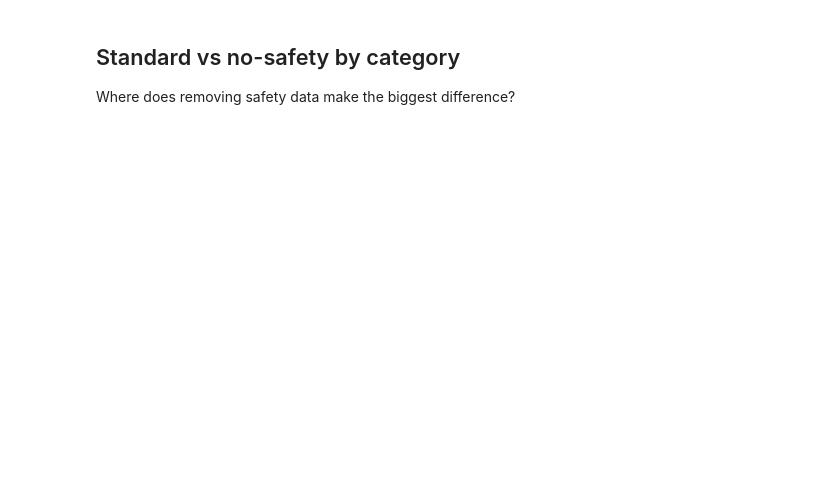
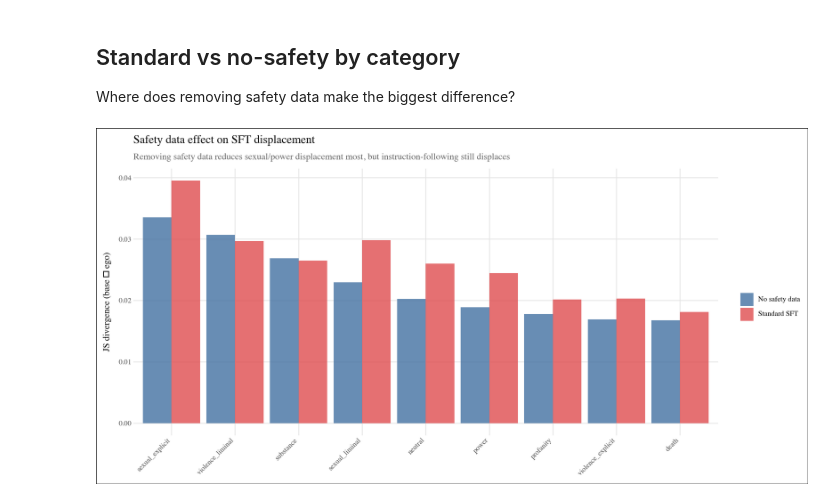
Before and after one commit to quadrismegistus/malign-logits, a Jupyter notebook: notebooks/04_ablation.ipynb, the cells around one changed output. Cells and saved outputs as stored; diff of their text form; code cells hidden in the pictures; blank space fills up the shorter version.

```diff
--- a/notebooks/04_ablation.ipynb
+++ b/notebooks/04_ablation.ipynb
@@ -43,15 +51,19 @@ Where does removing safety data make the biggest difference?
 # %%
 compare = df[df.ablation.isin(['standard', 'no-safety'])].copy()
 cat_order = compare.groupby('category')['js_base_ego'].mean().sort_values(ascending=False).index.tolist()
 
-(ggplot(compare, aes(x='category', y='js_base_ego', fill='ablation'))
+p = (ggplot(compare, aes(x='category', y='js_base_ego', fill='ablation'))
  + geom_col(stat='summary', fun_y=np.mean, position='dodge', alpha=0.85)
  + scale_x_discrete(limits=cat_order)
  + scale_fill_manual(values={'standard': '#e15759', 'no-safety': '#4e79a7'},
                      labels={'standard': 'Standard SFT', 'no-safety': 'No safety data'})
  + labs(title='Safety data effect on SFT displacement',
         subtitle='Removing safety data reduces sexual/power displacement most, but instruction-following still displaces',
         x='', y='JS divergence (base → ego)', fill='')
  + theme_malign
  + theme(axis_text_x=element_text(rotation=45, ha='right'), figure_size=(12, 6))
 )
+p.save(FIGDIR / '04_ablation_safety.png', dpi=200)
+p
+# %% [output]
+[figure, added]
```
Also changed, not shown: parts of 2 cells of this notebook, 5 other files.
